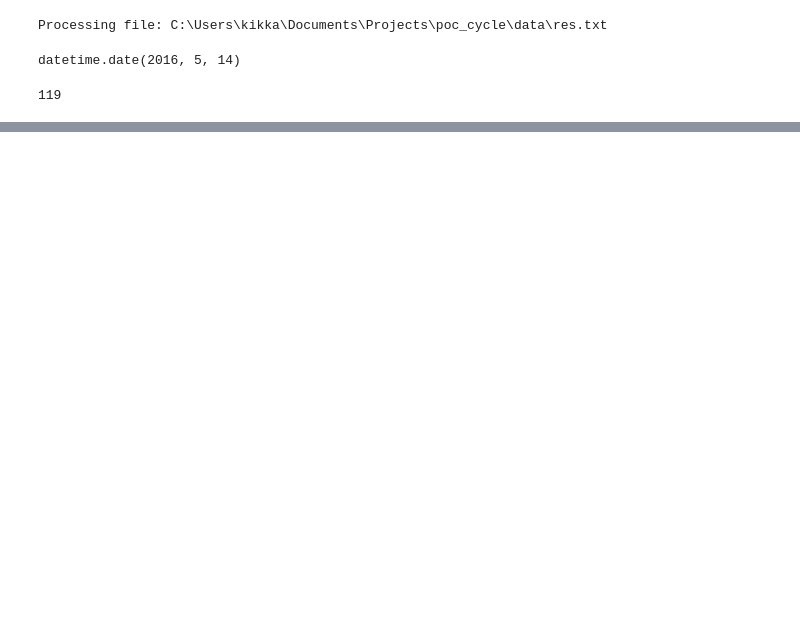
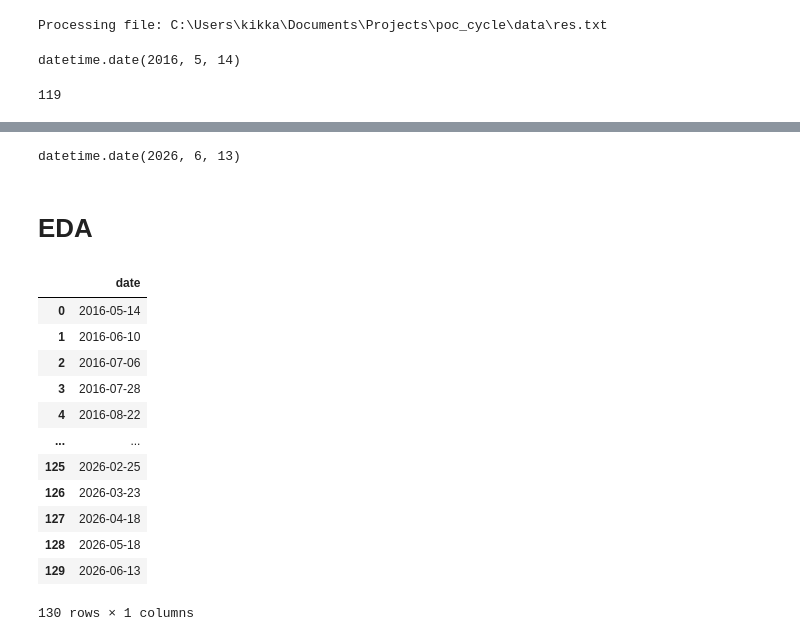
Before and after one commit to ChiaraSolito/PeriodAlmanac, a Jupyter notebook: notebooks/data_analysis.ipynb, the cells around one changed output, grey strips where cells are left out. Saved outputs shown, nothing was run; the diff lists cells and outputs as text; code cells hidden in the pictures; blank space fills up the shorter version.

```diff
--- a/notebooks/data_analysis.ipynb
+++ b/notebooks/data_analysis.ipynb
@@ -3,8 +5,8 @@ from datetime import datetime, date
 # %%
 from pathlib import Path
 
-def collect_lines_from_txt(txt_file: str) -> dict:
-    results = dict()
+def collect_lines_from_txt(txt_file: str) -> list:
+    results = list()
     print(f"Processing file: {txt_file}")
     with Path(txt_file).open("r", encoding="utf-8") as handle:
         for line in handle:
@@ -12,7 +14,7 @@ def collect_lines_from_txt(txt_file: str) -> dict:
             if 'cycle' in line:
                 l = next(handle).rstrip("\n")
                 l = l.replace("Period start date: ", "")
-                results[line] = datetime.strptime(l, "%Y-%m-%d %H:%M:%S.%f").date()
+                results.append(datetime.strptime(l, "%Y-%m-%d %H:%M:%S.%f").date())
     return results
 # %%
 cycles = collect_lines_from_txt("C:\\Users\\kikka\\Documents\\Projects\\poc_cycle\\data\\res.txt")
@@ -33,13 +31,4 @@ datetime.date(2025, 8, 20)
 # %%
 # Add recent points
-cycles['cycle 119'] = date(2025, 9, 15)
-cycles['cycle 120'] = date(2025, 10, 13)
-cycles['cycle 121'] = date(2025, 11, 8)
-cycles['cycle 122'] = date(2025, 12, 5)
-cycles['cycle 123'] = date(2026, 1, 5)
-cycles['cycle 124'] = date(2026, 1, 31)
-cycles['cycle 125'] = date(2026, 2, 25)
-cycles['cycle 126'] = date(2026, 3, 23)
-cycles['cycle 127'] = date(2026, 4, 18)
-cycles['cycle 128'] = date(2026, 5, 18)
-cycles['cycle 129'] = date(2026, 6, 13)
+more_dates = list([date(2025, 9, 15), date(2025, 10, 13), date(2025, 11, 8), date(2025, 12, 5), date(2026, 1, 5), date(2026, 1, 31), date(2026, 2, 25), date(2026, 3, 23), date(2026, 4, 18), date(2026, 5, 18), date(2026, 6, 13)])
+cycles.extend(more_dates)
@@ -54,0 +35,10 @@ with open("C:\\Users\\kikka\\Documents\\Projects\\poc_cycle\\data\\updated_cycle
+# %%
+cycles[-1]
+# %% [output]
+datetime.date(2026, 6, 13)
+# %%
+import pandas as pd
+cycles_df = pd.DataFrame(cycles, columns=['date'])
+cycles_df.to_csv("C:\\Users\\kikka\\Documents\\Projects\\poc_cycle\\data\\cycles.csv", index=False)
+# %% [markdown]
+# EDA
@@ -54,0 +52,16 @@ with open("C:\\Users\\kikka\\Documents\\Projects\\poc_cycle\\data\\updated_cycle
+# %%
+cycles_df
+# %% [output]
+|  | date |
+| 0 | 2016-05-14 |
+| 1 | 2016-06-10 |
+| 2 | 2016-07-06 |
+| 3 | 2016-07-28 |
+| 4 | 2016-08-22 |
+| ... | ... |
+| 125 | 2026-02-25 |
+| 126 | 2026-03-23 |
+| 127 | 2026-04-18 |
+| 128 | 2026-05-18 |
+| 129 | 2026-06-13 |
+130 rows × 1 columns
```
Also changed, not shown: parts of 15 cells of this notebook.
